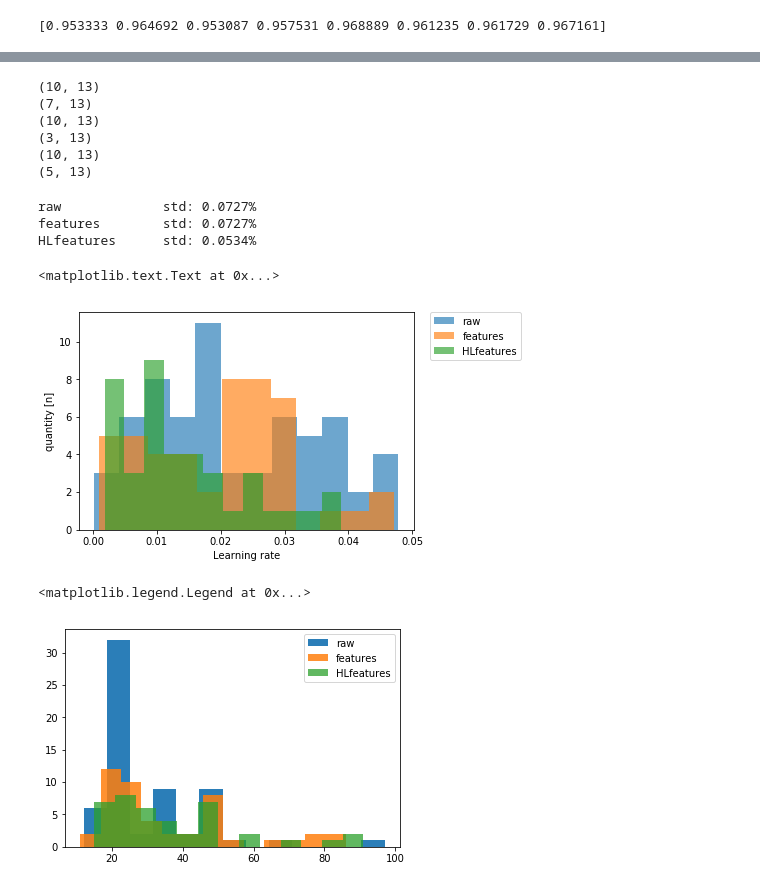
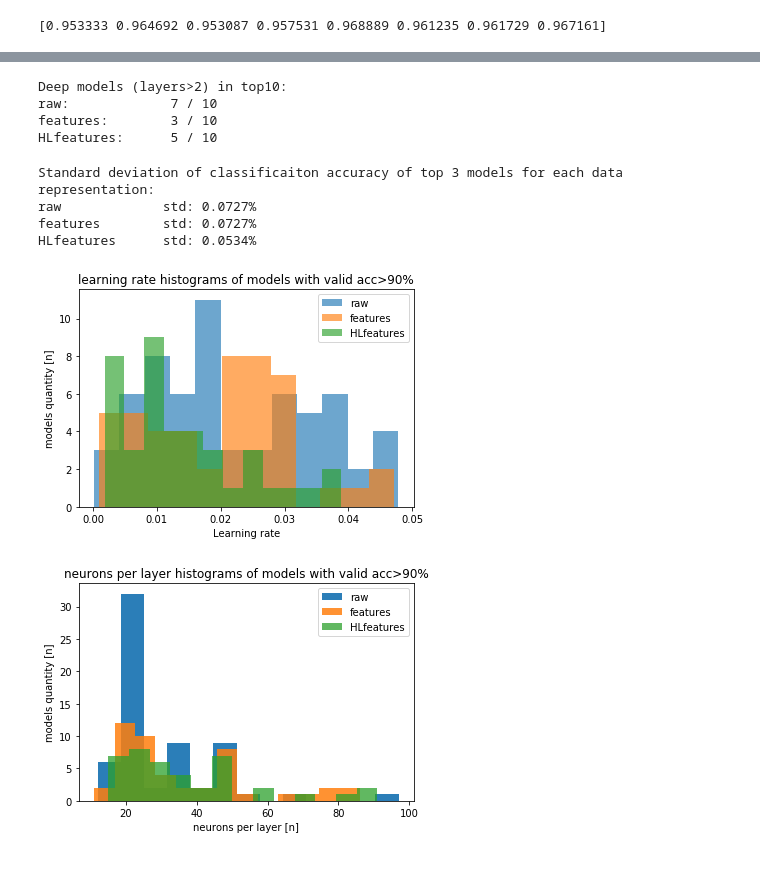
Before and after one commit to ChrisQlasty/RNNforGestures, a Jupyter notebook: RNN_analyzer.ipynb, the cells around one changed output, grey strips where cells are left out. Saved outputs shown, nothing was run; the diff lists cells and outputs as text; code cells hidden in the pictures.

```diff
--- a/RNN_analyzer.ipynb
+++ b/RNN_analyzer.ipynb
@@ -6,9 +6,11 @@ import matplotlib
 import matplotlib.pyplot as plt
 %matplotlib inline
 # %%
-path = 'C:/Users/QlastyHS/Documents/Z dgxa/Resgc/'
+path='OutputFiles/'
 
+# list of parameters saved during the training of RNNs
 par2save = ['layers', 'neurons', 'LR', 'dropout', 'act_fcn', 'epoch', 'kernel', 'stdDiagV', 'stdDiagT', \
             'fin_val_acc', 'best_val_acc', 'bestEpo', 'best_tst_acc']
+
 os.chdir(path)
 # %%
@@ -265,63 +258,65 @@ plt.xticks(range(1,8),limits)
 # %%
+#how many deep models (with number of layers >2) are there in top 10 models for each data representation?
+print('Deep models (layers>2) in top10: ')
+
 oraw = dataRaw.loc[dataRaw['best_val_acc'] > 0.959]
 ooraw = oraw.loc[oraw['layers']>2]
-print(oraw.shape)
-print(ooraw.shape)
+print('raw: \t\t', ooraw.shape[0] ,'/', oraw.shape[0])
 
-oraw = dataFeat.loc[dataFeat['best_val_acc'] > 0.948]
-ooraw = oraw.loc[oraw['layers']>2]
-print(oraw.shape)
-print(ooraw.shape)
+ofea = dataFeat.loc[dataFeat['best_val_acc'] > 0.948]
+oofea = ofea.loc[ofea['layers']>2]
+print('features: \t', oofea.shape[0] ,'/', ofea.shape[0])
 
-oraw = dataHLfeat.loc[dataHLfeat['best_val_acc'] > 0.9282]
-ooraw = oraw.loc[oraw['layers']>2]
-print(oraw.shape)
-print(ooraw.shape)
+ohlf = dataHLfeat.loc[dataHLfeat['best_val_acc'] > 0.9282]
+oohlf = ohlf.loc[ohlf['layers']>2]
+print('HLfeatures: \t', oohlf.shape[0] ,'/', ohlf.shape[0])
 # %% [output]
-(10, 13)
-(7, 13)
-(10, 13)
-(3, 13)
-(10, 13)
-(5, 13)
+Deep models (layers>2) in top10:
+raw:             7 / 10
+features:        3 / 10
+HLfeatures:      5 / 10
 # %%
 def getSTDofTOP3(my_data):
     temp=np.sort(my_data)
     return np.std(temp[-3:]*100)
 # %%
+print('Standard deviation of classificaiton accuracy of top 3 models for each data representation:')
 print("raw \t\tstd: {0:.4f}%".format( getSTDofTOP3(dataRaw['best_val_acc'])))
 print("features \tstd: {0:.4f}%".format( getSTDofTOP3(dataFeat['best_val_acc'])))
 print("HLfeatures \tstd: {0:.4f}%".format( getSTDofTOP3(dataHLfeat['best_val_acc'])))
 # %% [output]
+Standard deviation of classificaiton accuracy of top 3 models for each data representation:
 raw             std: 0.0727%
 features        std: 0.0727%
 HLfeatures      std: 0.0534%
 # %%
-najl1 = dataRaw['LR'].loc[dataRaw['best_val_acc']> 0.9]
-najl2 = dataFeat['LR'].loc[dataFeat['best_val_acc']> 0.9]
-najl3 = dataHLfeat['LR'].loc[dataHLfeat['best_val_acc']> 0.9]
+bestLR1 = dataRaw['LR'].loc[dataRaw['best_val_acc']> 0.9]
+bestLR2 = dataFeat['LR'].loc[dataFeat['best_val_acc']> 0.9]
+bestLR3 = dataHLfeat['LR'].loc[dataHLfeat['best_val_acc']> 0.9]
 
 mybins = 12
-plt.hist(najl1, alpha=0.65, bins=mybins, label='raw')
-plt.hist(najl2, alpha=0.65, bins=mybins, label='features')
-plt.hist(najl3, alpha=0.65, bins=mybins, label='HLfeatures')
-plt.legend(bbox_to_anchor=(1.05, 1), loc=2, borderaxespad=0.)
+plot8=plt.hist(bestLR1, alpha=0.65, bins=mybins, label='raw')
+plot8=plt.hist(bestLR2, alpha=0.65, bins=mybins, label='features')
+plot8=plt.hist(bestLR3, alpha=0.65, bins=mybins, label='HLfeatures')
+plot8=plt.legend(loc=1)
 
-plt.ylabel('quantity [n]')
-plt.xlabel('Learning rate')
+plot8=plt.ylabel('models quantity [n]')
+plot8=plt.xlabel('Learning rate')
+plot8=plt.title('learning rate histograms of models with valid acc>90%')
 # %% [output]
-<matplotlib.text.Text at 0x...>
-[figure, old version]
+[figure, new version]
 # %%
 n1 = dataRaw['neurons'].loc[dataRaw['best_val_acc']> 0.9]
 n2 = dataFeat['neurons'].loc[dataFeat['best_val_acc']> 0.9]
 n3 = dataHLfeat['neurons'].loc[dataHLfeat['best_val_acc']> 0.9]
 
+plot9=plt.hist(n1, alpha=0.95, bins=13, label='raw')
+plot9=plt.hist(n2, alpha=0.85, bins=13, label='features')
+plot9=plt.hist(n3, alpha=0.75, bins=13, label='HLfeatures')
 
-plt.hist(n1, alpha=0.95, bins=13, label='raw')
-plt.hist(n2, alpha=0.85, bins=13, label='features')
-plt.hist(n3, alpha=0.75, bins=13, label='HLfeatures')
-plt.legend()
+plot8=plt.ylabel('models quantity [n]')
+plot8=plt.xlabel('neurons per layer [n]')
+plot9=plt.title('neurons per layer histograms of models with valid acc>90%')
+plot9=plt.legend()
 # %% [output]
-<matplotlib.legend.Legend at 0x...>
-[figure, old version]
+[figure, new version]
```
Also changed, not shown: parts of 22 cells of this notebook.
